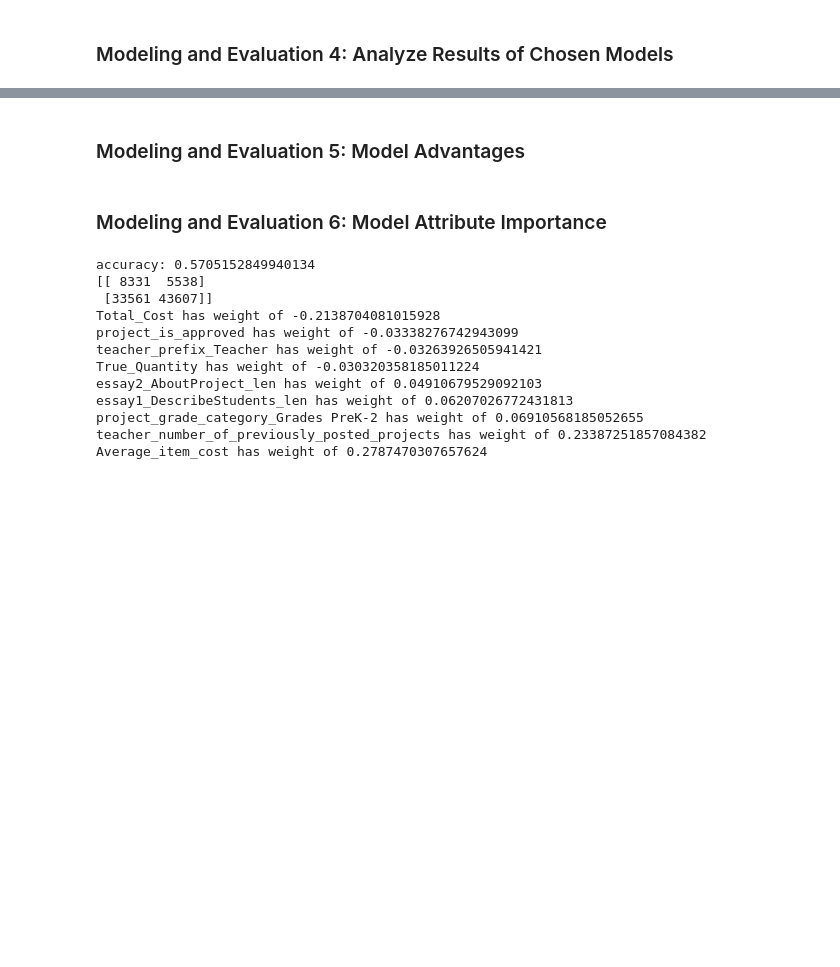
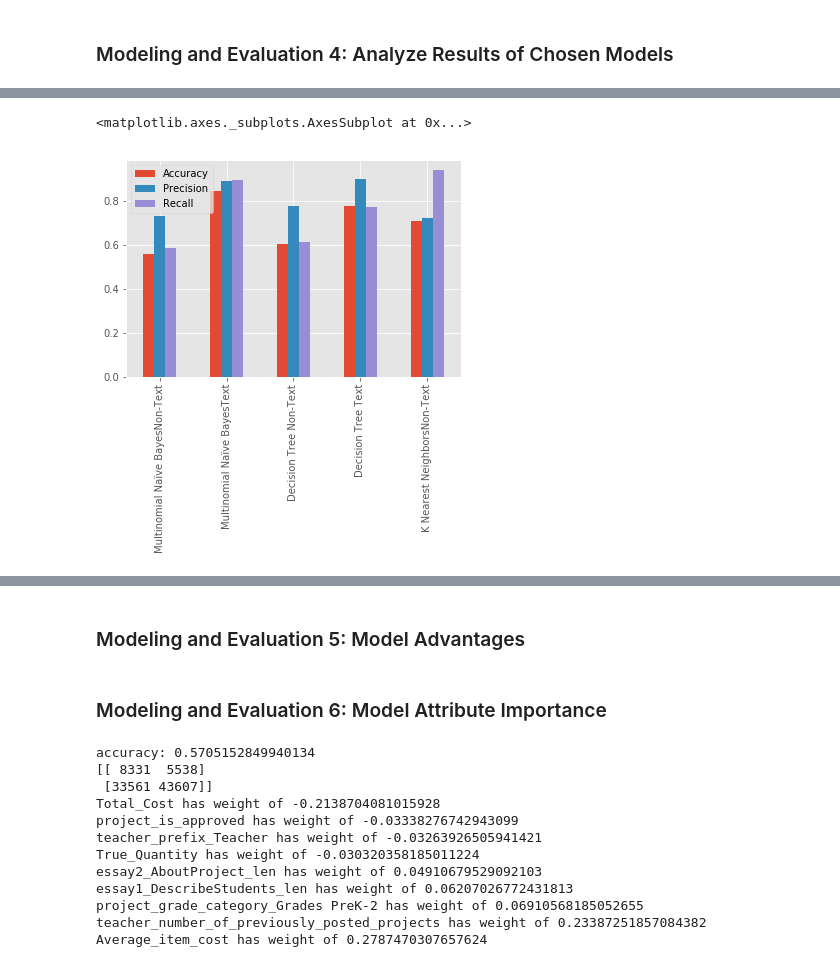
Before and after one commit to davestroud/DataMining_SMU, a Jupyter notebook: Proj2-Aschams.ipynb, the cells around one changed output, grey strips where cells are left out. Saved outputs shown, nothing was run; the diff lists cells and outputs as text; code cells hidden in the pictures; blank space fills up the shorter version.

```diff
--- a/Proj2-Aschams.ipynb
+++ b/Proj2-Aschams.ipynb
@@ -1021,0 +1052,4 @@ Because they are the most accurate models, we would like to know if this differe
+# %%
+task2 = res.iloc[8:13, [0,4,6,7,8,9,10]]
+task2['index'] = task2.iloc[:,0] + task2['Data Type']
+task2 = task2.rename(task2['index'])
@@ -1021,0 +1071,5 @@ Because they are the most accurate models, we would like to know if this differe
+# %%
+task2[['Accuracy','Precision','Recall']].plot(kind='bar', )
+# %% [output]
+<matplotlib.axes._subplots.AxesSubplot at 0x...>
+[figure, added]
```
Also changed, not shown: parts of 26 cells of this notebook, 1 other file.
